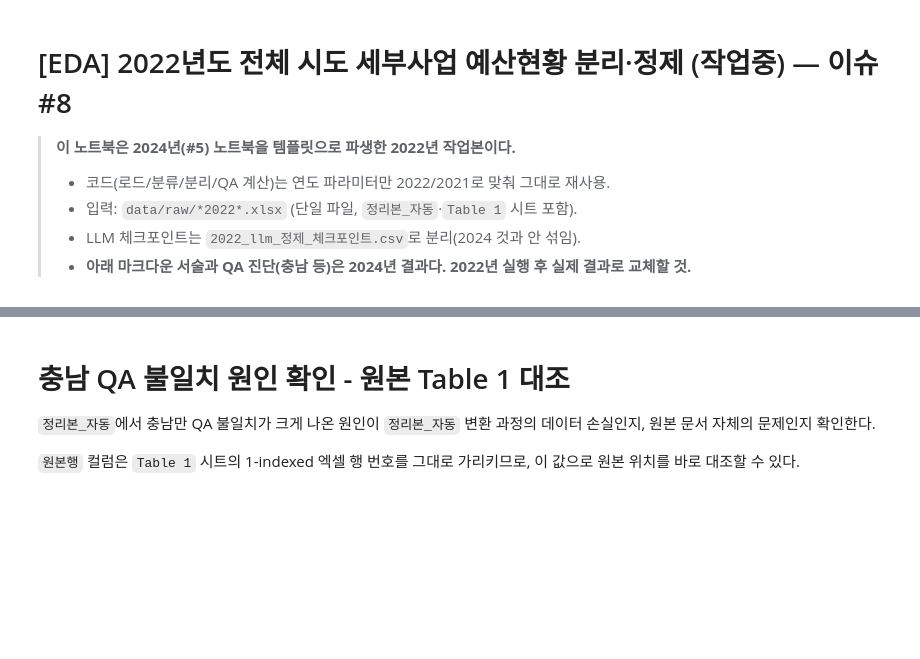
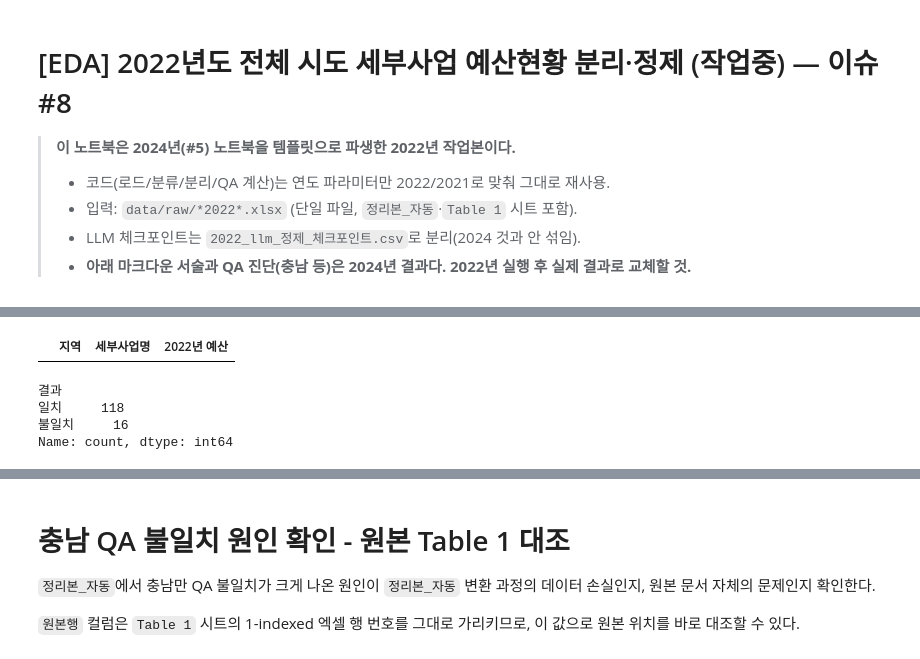
Before and after one commit to JungYeoni/yumocha, a Jupyter notebook: notebooks/20260719_EDA_2022_전국_시도분리정제.ipynb, the cells around one changed output, grey strips where cells are left out. Drawn from its saved outputs; the diff is of its cells as text; code cells hidden in the pictures; blank space fills up the shorter version.

```diff
--- a/notebooks/20260719_EDA_2022_전국_시도분리정제.ipynb
+++ b/notebooks/20260719_EDA_2022_전국_시도분리정제.ipynb
@@ -14,11 +14,24 @@ from pathlib import Path
 import pandas as pd
 import numpy as np
 
+YEAR = 2022  # 시행계획 연도
+PREVIOUS_YEAR = YEAR - 1
+CURRENT_BUDGET_COL = f"{YEAR}년 예산"
+PREVIOUS_BUDGET_COL = f"{PREVIOUS_YEAR}년 예산"
+
 # 경로 설정
 DATA_DIR = Path("../data/raw")
 INTERIM_DIR = Path("../data/interim")
 REPORTS_DIR = Path("../reports")
 
+
+def get_sido_dir(sido: str) -> Path:
+    """시도별 중간 산출물 디렉터리를 생성하고 경로를 반환한다."""
+    sido_dir = INTERIM_DIR / sido
+    sido_dir.mkdir(parents=True, exist_ok=True)
+    return sido_dir
+
+
 # 출력 설정
 pd.set_option("display.max_rows", None)  # 행 생략 없이 전부 표시
 pd.set_option("display.max_columns", None)  # 열 생략 없이 전부 표시
@@ -88,6 +145,6 @@ def classify_row(세부사업명: str) -> str:
 
 
 df_raw["사업행구분"] = df_raw["세부사업명"].apply(classify_row)
-df_raw["2022년 예산"] = pd.to_numeric(
-    df_raw["2022년 예산"].astype(str).str.replace(",", "").replace("-", 0), errors="coerce"
+df_raw[CURRENT_BUDGET_COL] = pd.to_numeric(
+    df_raw[CURRENT_BUDGET_COL].astype(str).str.replace(",", "").replace("-", 0), errors="coerce"
 )
@@ -161,24 +307,32 @@ df_leaf.head()
 # %%
 mask_non_numeric = (
-    pd.to_numeric(df_leaf["2022년 예산"], errors="coerce").isna() & df_leaf["2022년 예산"].notna()
+    pd.to_numeric(df_leaf[CURRENT_BUDGET_COL], errors="coerce").isna()
+    & df_leaf[CURRENT_BUDGET_COL].notna()
 )
-display(df_leaf.loc[mask_non_numeric, ["지역", "세부사업명", "2022년 예산"]])
+display(df_leaf.loc[mask_non_numeric, ["지역", "세부사업명", CURRENT_BUDGET_COL]])
+# %% [output]
+|  | 지역 | 세부사업명 | 2022년 예산 |
 # %%
 # QA: 중분류_소계 행 예산 vs leaf 합계 대조 (17개 시도 x 중분류 단위)
 leaf_sum = (
-    df_leaf.groupby(["지역", "중분류"])["2022년 예산"]
+    df_leaf.groupby(["지역", "중분류"])[CURRENT_BUDGET_COL]
     .sum()
     .reset_index()
-    .rename(columns={"2022년 예산": "leaf_합계"})
+    .rename(columns={CURRENT_BUDGET_COL: "leaf_합계"})
 )
 
 # 원본 소계 행 값 (중분류_소계 행에서 직접 가져온 값)
 subtotal = df_labeled[df_labeled["사업행구분"] == "중분류_소계"][
-    ["지역", "대분류", "세부사업명", "2022년 예산"]
-].rename(columns={"세부사업명": "중분류", "2022년 예산": "원본_소계값"})
+    ["지역", "대분류", "세부사업명", CURRENT_BUDGET_COL]
+].rename(columns={"세부사업명": "중분류", CURRENT_BUDGET_COL: "원본_소계값"})
 
 qa = subtotal.merge(leaf_sum, on=["지역", "중분류"], how="left")
 qa["결과"] = np.where(qa["leaf_합계"] == qa["원본_소계값"], "일치", "불일치")
 qa["결과"].value_counts()
+# %% [output]
+결과
+일치     118
+불일치     16
+Name: count, dtype: int64
 # %%
 qa.head()
```
Also changed, not shown: parts of 26 cells of this notebook.
